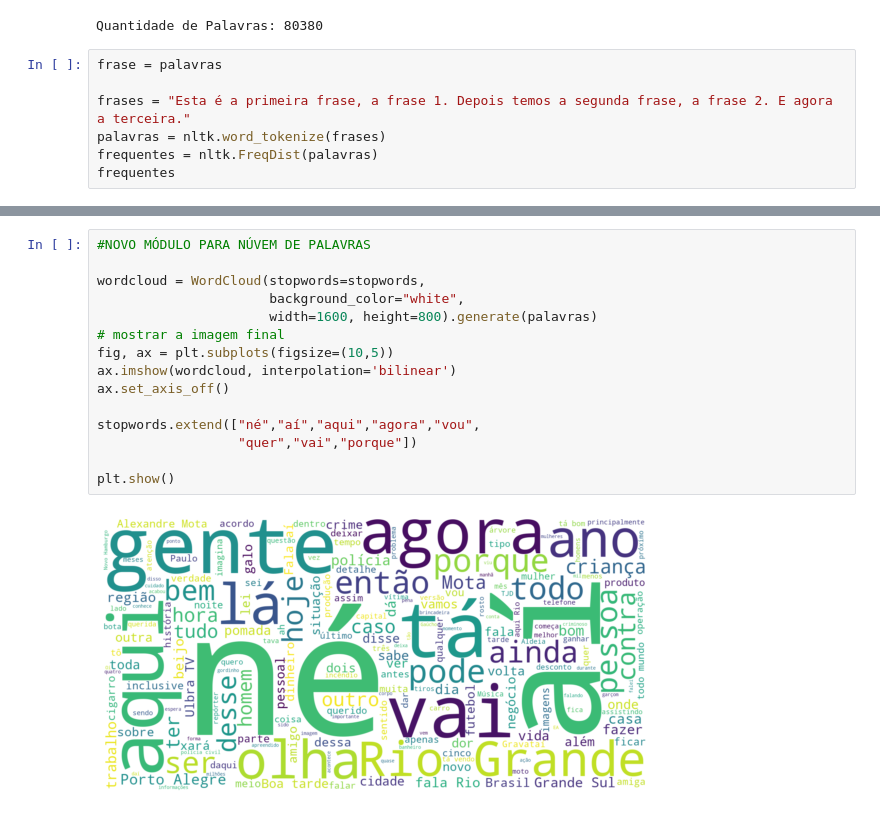
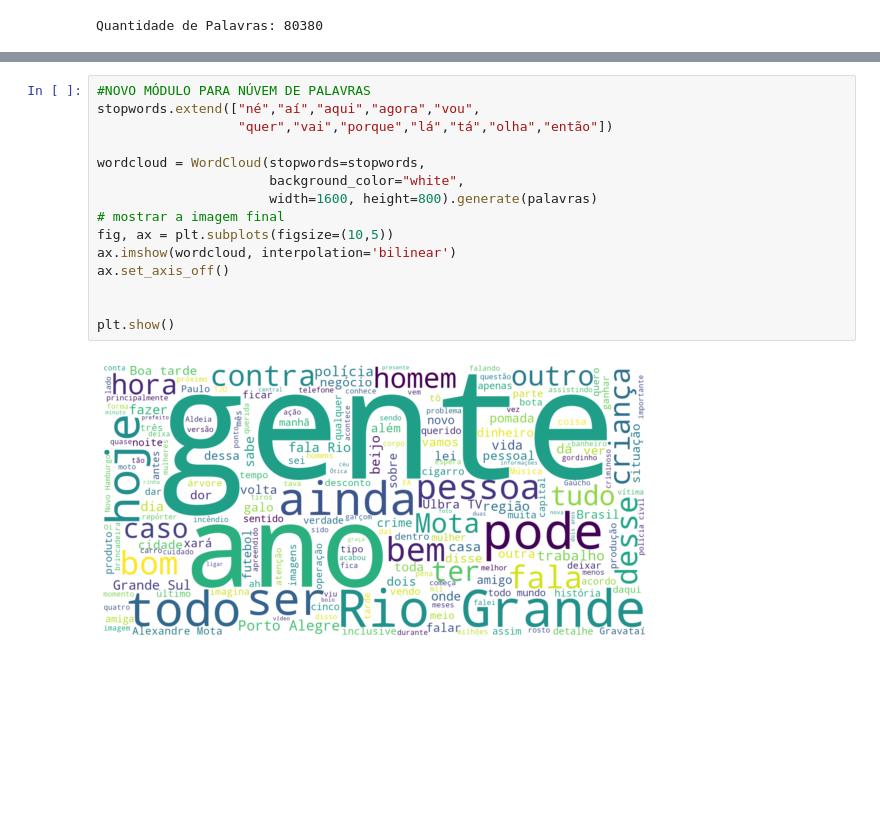
Before and after one commit to jpmortaza/analise_youtube, a Jupyter notebook: Pandorga_tech_>youtube_legendas.ipynb, the cells around one changed output, grey strips where cells are left out. Cells and saved outputs as stored; diff of their text form; blank space fills up the shorter version.

```diff
--- a/Pandorga_tech_>youtube_legendas.ipynb
+++ b/Pandorga_tech_>youtube_legendas.ipynb
@@ -78,10 +78,3 @@ palavras = " ".join(s for s in df['text'])
 print("Quantidade de Palavras: {}".format(len(palavras)))
 # %% [output]
 Quantidade de Palavras: 80380
-# %%
-frase = palavras
-
-frases = "Esta é a primeira frase, a frase 1. Depois temos a segunda frase, a frase 2. E agora a terceira."
-palavras = nltk.word_tokenize(frases)
-frequentes = nltk.FreqDist(palavras)
-frequentes
@@ -104,17 +81,17 @@ FreqDist({',': 2,
 # %%
 #NOVO MÓDULO PARA NÚVEM DE PALAVRAS
+stopwords.extend(["né","aí","aqui","agora","vou",
+                  "quer","vai","porque","lá","tá","olha","então"])
 
 wordcloud = WordCloud(stopwords=stopwords,
                       background_color="white",
                       width=1600, height=800).generate(palavras)
 # mostrar a imagem final
 fig, ax = plt.subplots(figsize=(10,5))
 ax.imshow(wordcloud, interpolation='bilinear')
 ax.set_axis_off()
 
-stopwords.extend(["né","aí","aqui","agora","vou",
-                  "quer","vai","porque"])
 
 plt.show()
 # %% [output]
-[figure, old version]
+[figure, new version]
```
Also changed, not shown: parts of 1 cell of this notebook.
